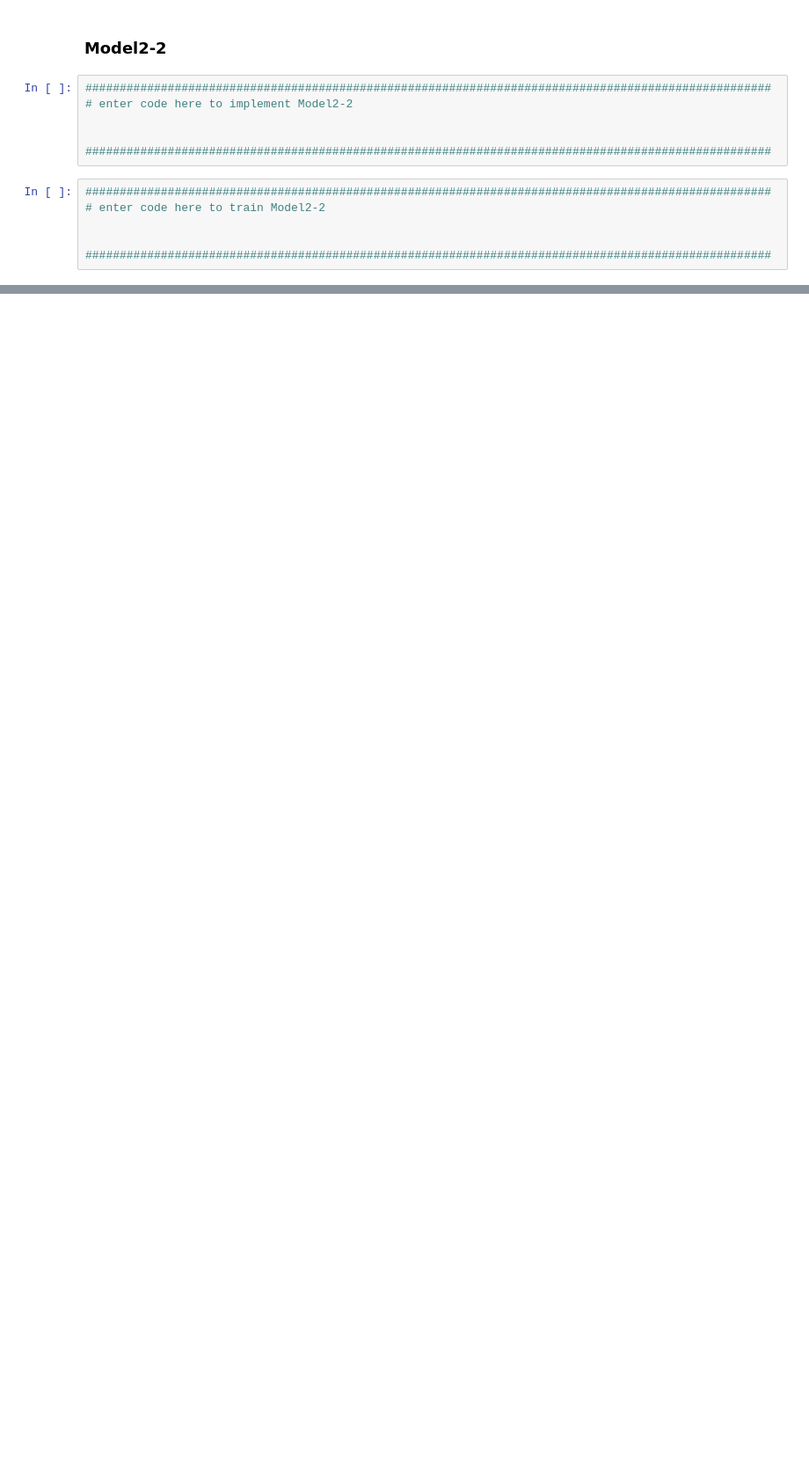
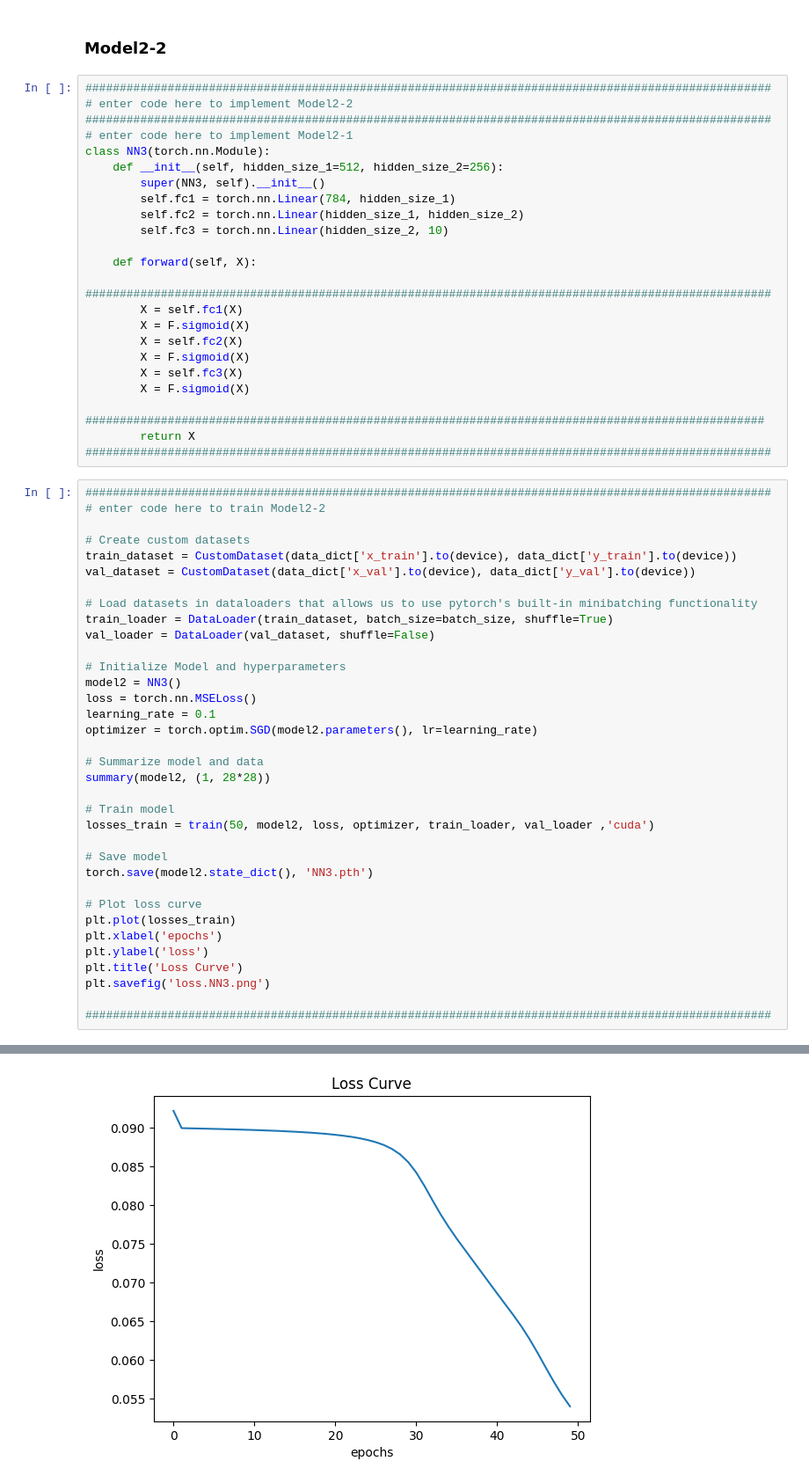
Before and after one commit to ilirgusija/CMPE452, a Jupyter notebook: A2.ipynb, the cells around one changed output, grey strips where cells are left out. Shown: that part at 88% size. Cells and saved outputs as stored; diff of their text form; blank space fills up the shorter version.

```diff
--- a/A2.ipynb
+++ b/A2.ipynb
@@ -302,12 +496,59 @@ evaluator(y_test, y_pred)
 # %%
 ####################################################################################################
 # enter code here to implement Model2-2
+####################################################################################################
+# enter code here to implement Model2-1
+class NN3(torch.nn.Module):
+    def __init__(self, hidden_size_1=512, hidden_size_2=256):
+        super(NN3, self).__init__()
+        self.fc1 = torch.nn.Linear(784, hidden_size_1)
+        self.fc2 = torch.nn.Linear(hidden_size_1, hidden_size_2)
+        self.fc3 = torch.nn.Linear(hidden_size_2, 10)
 
-
+    def forward(self, X):
+        ####################################################################################################
+        X = self.fc1(X)
+        X = F.sigmoid(X)
+        X = self.fc2(X)
+        X = F.sigmoid(X)
+        X = self.fc3(X)
+        X = F.sigmoid(X)
+        ###################################################################################################
+        return X
 ####################################################################################################
 # %%
 ####################################################################################################
 # enter code here to train Model2-2
 
+# Create custom datasets
+train_dataset = CustomDataset(data_dict['x_train'].to(device), data_dict['y_train'].to(device))
+val_dataset = CustomDataset(data_dict['x_val'].to(device), data_dict['y_val'].to(device))
+
+# Load datasets in dataloaders that allows us to use pytorch's built-in minibatching functionality
+train_loader = DataLoader(train_dataset, batch_size=batch_size, shuffle=True)
+val_loader = DataLoader(val_dataset, shuffle=False)
+
+# Initialize Model and hyperparameters
+model2 = NN3()
+loss = torch.nn.MSELoss()
+learning_rate = 0.1
+optimizer = torch.optim.SGD(model2.parameters(), lr=learning_rate)
+
+# Summarize model and data
+summary(model2, (1, 28*28))
+
+# Train model
+losses_train = train(50, model2, loss, optimizer, train_loader, val_loader ,'cuda')
+
+# Save model
+torch.save(model2.state_dict(), 'NN3.pth')
+
+# Plot loss curve
+plt.plot(losses_train)
+plt.xlabel('epochs')
+plt.ylabel('loss')
+plt.title('Loss Curve')
+plt.savefig('loss.NN3.png')
 
 ####################################################################################################
+# %% [output]
@@ -314,3 +572,4 @@ evaluator(y_test, y_pred)
+[figure, added]
 # %%
 ####################################################################################################
 # enter code here to evaluate Model2-2
```
Also changed, not shown: parts of 11 cells of this notebook, 6 other files.
